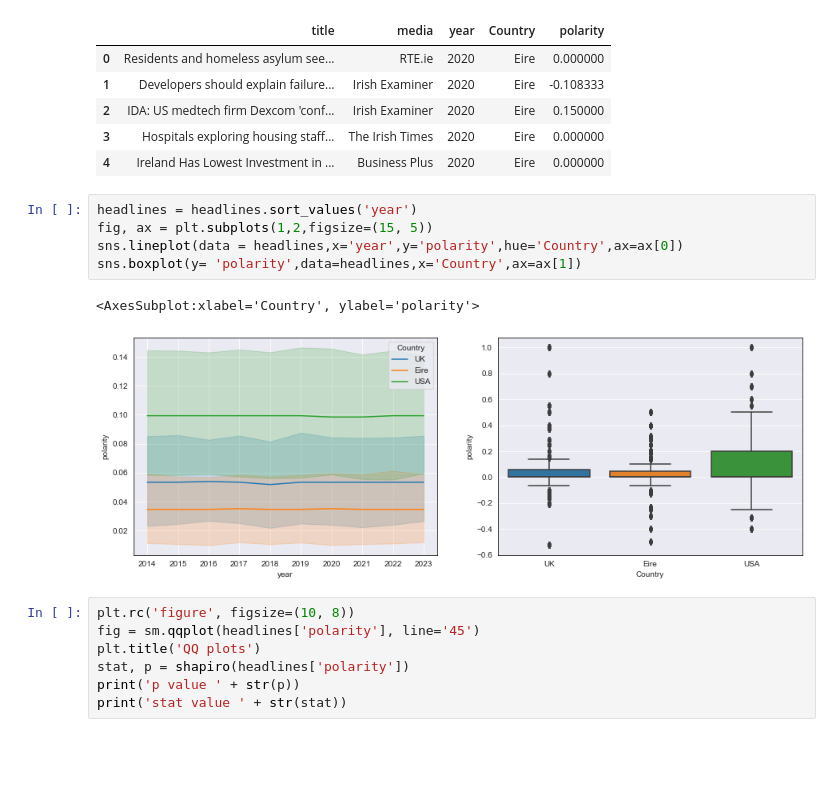
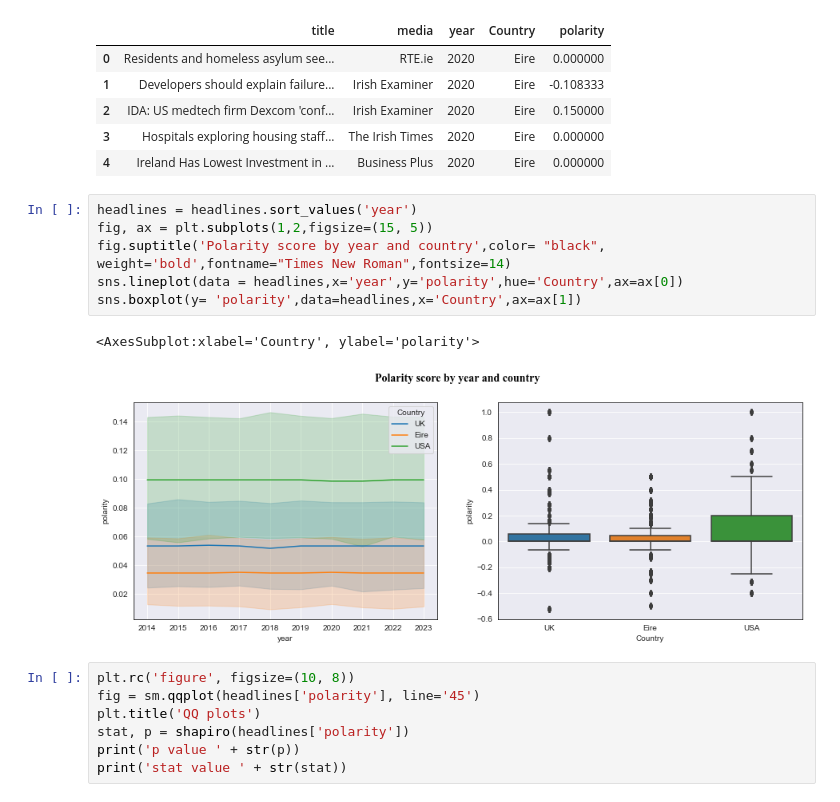
Before and after one commit to alexCCTcollege/CA-2, a Jupyter notebook: Code.ipynb, the cells around one changed output. Drawn from its saved outputs; the diff is of its cells as text; blank space fills up the shorter version.

```diff
--- a/Code.ipynb
+++ b/Code.ipynb
@@ -186,11 +186,12 @@ headlines.head()
 # %%
 headlines = headlines.sort_values('year')
 fig, ax = plt.subplots(1,2,figsize=(15, 5))
+fig.suptitle('Polarity score by year and country',color= "black", weight='bold',fontname="Times New Roman",fontsize=14)
 sns.lineplot(data = headlines,x='year',y='polarity',hue='Country',ax=ax[0])
 sns.boxplot(y= 'polarity',data=headlines,x='Country',ax=ax[1])
 # %% [output]
 <AxesSubplot:xlabel='Country', ylabel='polarity'>
-[figure, old version]
+[figure, new version]
 # %%
 plt.rc('figure', figsize=(10, 8))
 fig = sm.qqplot(headlines['polarity'], line='45')
```
Also changed, not shown: parts of 4 cells of this notebook.
